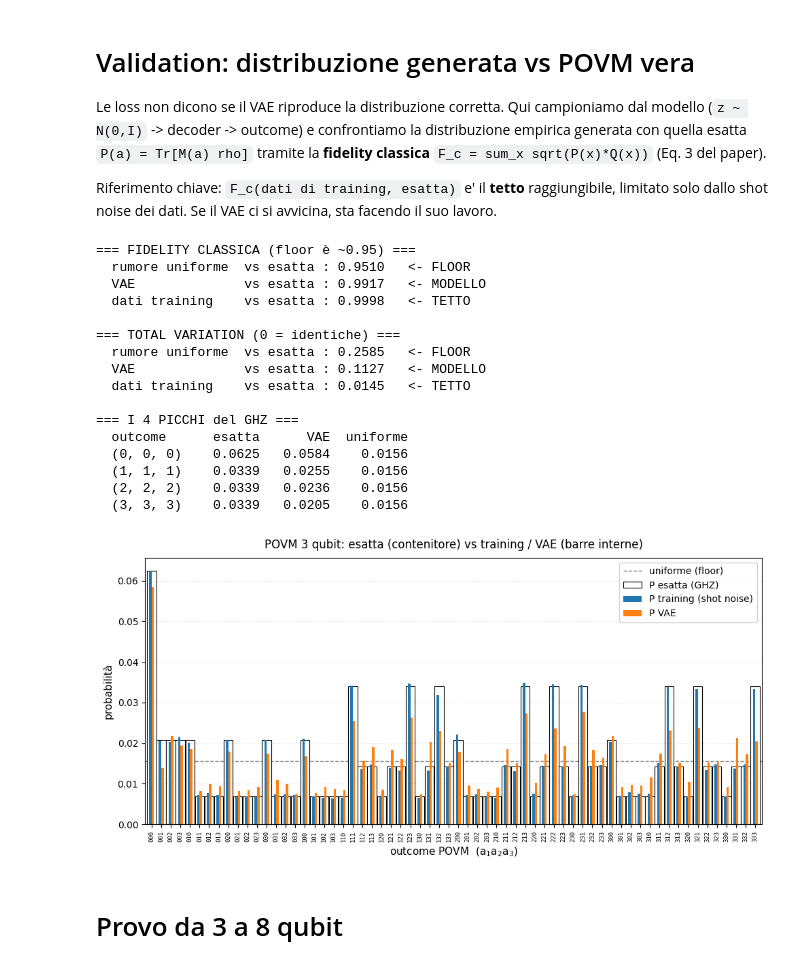
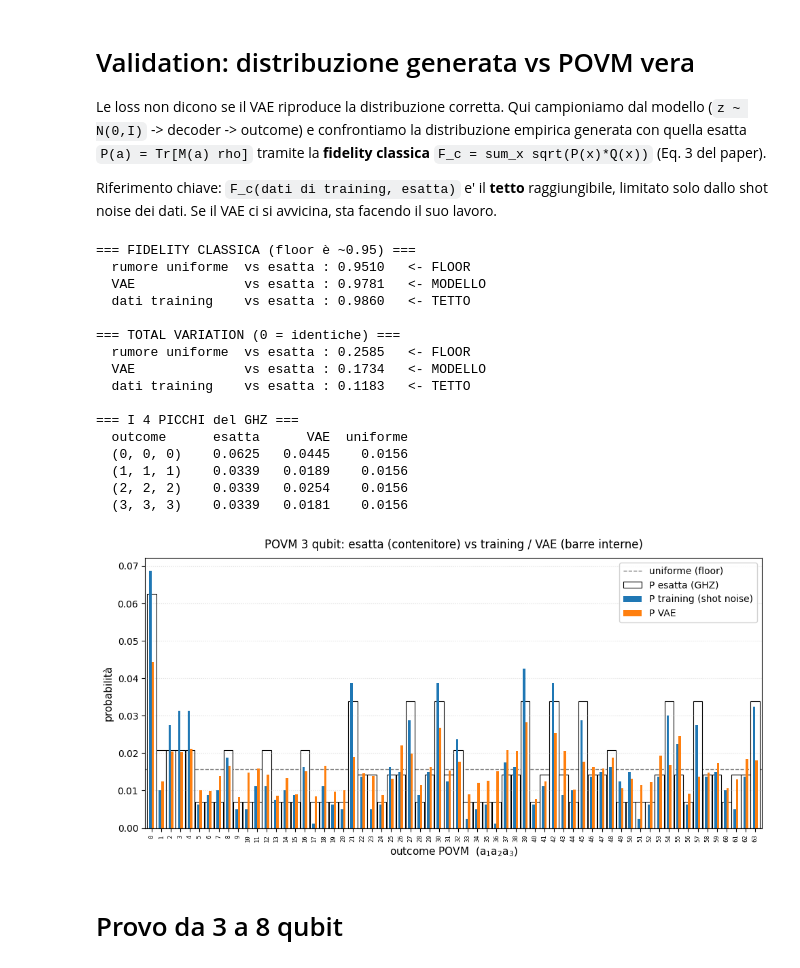
Before and after one commit to srazzetti/statistical-qst-vae, a Jupyter notebook: notebook/vae_training.ipynb, the cells around one changed output. Cells and saved outputs as stored; diff of their text form; code cells hidden in the pictures.

```diff
--- a/notebook/vae_training.ipynb
+++ b/notebook/vae_training.ipynb
@@ -32,11 +35,11 @@ from vae import VAE, KLWarmup, FidelityMonitor
 # Data Creation and Processing
 # %%
 # Set samples and qubits to use for the training
-N_SAMPLES = [1000, 5000, 10000, 20000, 50000]
-N_QUBITS = [3, 4, 5, 6, 7]
+N_SAMPLES = [1000, 5000, 10000, 20000, 50000, 100000]
+N_QUBITS = [3, 4, 5, 6, 7, 8]
 
 # Create a GHZ state and compute the corresponding density matrix
-n_samples = N_SAMPLES[4]
+n_samples = N_SAMPLES[0]
 n_qubits = N_QUBITS[0]
 qc = create_ghz_state(n_qubits)
 rho = DensityMatrix(qc)
@@ -62,9 +65,9 @@ Testing set size and shape: 10000 and (10000, 12)
 # %%
 # Difine useful parameters for the VAE training
 LATENT_DIM = 16
-HIDDEN_DIM = 96
-WARMUP_EPOCHS = 100
-TOTAL_EPOCHS = 500
+HIDDEN_DIM = 128
+WARMUP_EPOCHS = 30
+TOTAL_EPOCHS = 2000
 BATCH_SIZE = 100
 LEARNING_RATE = 1e-3
 BETA_MAX = 0.85
@@ -82,9 +89,9 @@ P_exact = povm_probability(rho.data, n_qubits)
 callbacks = [
     KLWarmup(beta_max=BETA_MAX, warmup_epochs=WARMUP_EPOCHS),
     FidelityMonitor(P_exact, n_qubits, n_gen=20000),
-    #EarlyStopping(monitor='val_loss', mode='min',
-    #              patience=60, restore_best_weights=True,
-    #              start_from_epoch=WARMUP_EPOCHS),
+    EarlyStopping(monitor='val_loss', mode='min',
+                  patience=60, restore_best_weights=True,
+                  start_from_epoch=WARMUP_EPOCHS),
     ReduceLROnPlateau(monitor='val_loss', mode='min',
                       factor=0.5, patience=20, min_lr=1e-6),
 ]
@@ -162,44 +169,47 @@ classical_fidelity_train = fm.classical_fidelity(P_train, P_exact)
 total_variation_train = fm.total_variation(P_train, P_exact)
 
 print("=== FIDELITY CLASSICA (floor è ~0.95) ===")
 print(f"  rumore uniforme  vs esatta : {classical_fidelity_floor:.4f}   <- FLOOR")
 print(f"  VAE              vs esatta : {classical_fidelity_vae:.4f}   <- MODELLO")
 print(f"  dati training    vs esatta : {classical_fidelity_train:.4f}   <- TETTO")
 print()
 print("=== TOTAL VARIATION (0 = identiche) ===")
 print(f"  rumore uniforme  vs esatta : {total_variation_floor:.4f}   <- FLOOR")
 print(f"  VAE              vs esatta : {total_variation_vae:.4f}   <- MODELLO")
 print(f"  dati training    vs esatta : {total_variation_train:.4f}   <- TETTO")
 print()
 print("=== I 4 PICCHI del GHZ ===")
 print(f"  {'outcome':10s} {'esatta':>8s} {'VAE':>8s} {'uniforme':>9s}")
 for o in [(0, 0, 0), (1, 1, 1), (2, 2, 2), (3, 3, 3)]:
     print(f"  {str(o):10s} {P_exact[o]:8.4f} {P_vae.get(o,0):8.4f} {1/len(outcomes):9.4f}")
 
-# --- 4. Confronto visivo sui 64 outcomes (solo 3 qubit): grouped bar chart esatta vs VAE vs training ---
+# --- 4. Confronto visivo sulle 4^N probabilita' ---
+# Niente barre affiancate (con 4^N outcome diventano sottili e si sovrappongono):
+# esatta = barre a tutta larghezza semitrasparenti, VAE = linea sovrapposta.
 p_true = np.array([P_exact[o]        for o in outcomes])
 p_gen  = np.array([P_vae.get(o, 0.0) for o in outcomes])   # .get: il VAE puo' non generare tutti gli outcome
 p_train = np.array([P_train.get(o, 0.0) for o in outcomes]) # .get: i dati di training possono non coprire tutti gli outcome
+idx = np.arange(len(outcomes))
 
-plots.plot_distribution_compare(p_true, p_gen, p_train, outcomes)
+plots.plot_distribution_compare(p_true, p_gen, p_train, idx)
 # %% [output]
 === FIDELITY CLASSICA (floor è ~0.95) ===
   rumore uniforme  vs esatta : 0.9510   <- FLOOR
-  VAE              vs esatta : 0.9917   <- MODELLO
-  dati training    vs esatta : 0.9998   <- TETTO
+  VAE              vs esatta : 0.9781   <- MODELLO
+  dati training    vs esatta : 0.9860   <- TETTO
 
 === TOTAL VARIATION (0 = identiche) ===
   rumore uniforme  vs esatta : 0.2585   <- FLOOR
-  VAE              vs esatta : 0.1127   <- MODELLO
-  dati training    vs esatta : 0.0145   <- TETTO
+  VAE              vs esatta : 0.1734   <- MODELLO
+  dati training    vs esatta : 0.1183   <- TETTO
 
 === I 4 PICCHI del GHZ ===
   outcome      esatta      VAE  uniforme
-  (0, 0, 0)    0.0625   0.0584    0.0156
-  (1, 1, 1)    0.0339   0.0255    0.0156
-  (2, 2, 2)    0.0339   0.0236    0.0156
-  (3, 3, 3)    0.0339   0.0205    0.0156
+  (0, 0, 0)    0.0625   0.0445    0.0156
+  (1, 1, 1)    0.0339   0.0189    0.0156
+  (2, 2, 2)    0.0339   0.0254    0.0156
+  (3, 3, 3)    0.0339   0.0181    0.0156
-[figure, old version]
+[figure, new version]
 # %% [markdown]
 # Provo da 3 a 8 qubit
 # %%
```
Also changed, not shown: parts of 7 cells of this notebook.
